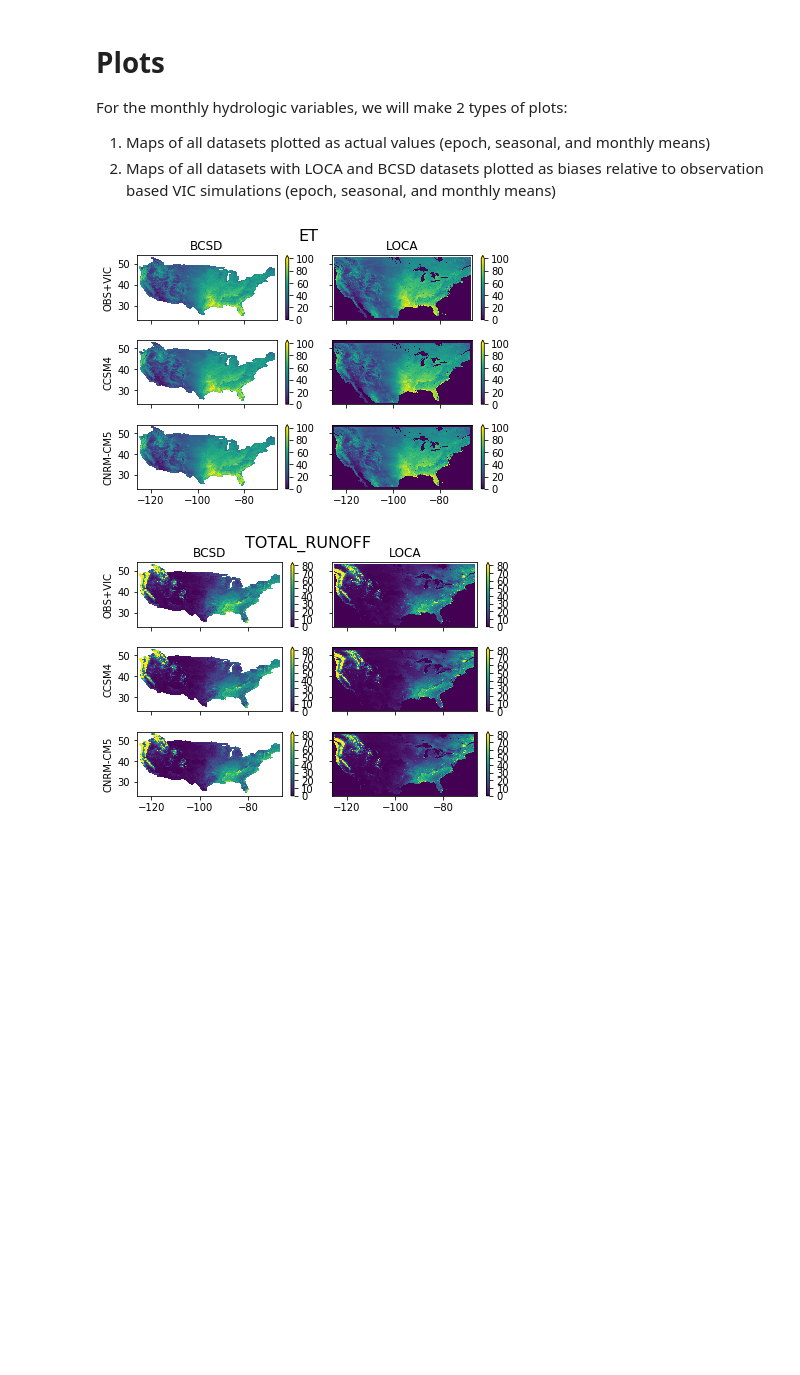
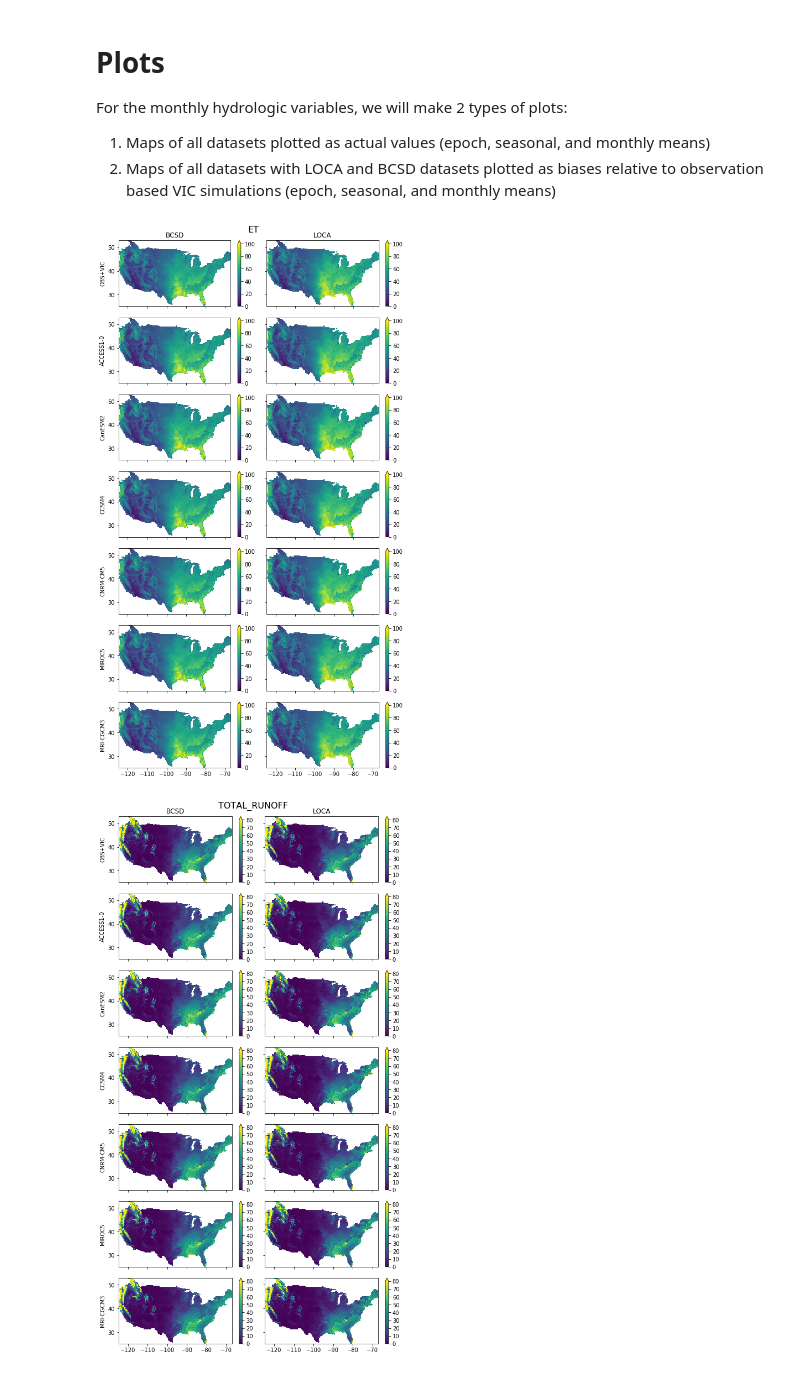
Before and after one commit to jhamman/LOCA_Downscaling_Analysis, a Jupyter notebook: notebooks/analysis_monthly_historic_hydro.ipynb, the cells around one changed output. Cells and saved outputs as stored; diff of their text form; code cells hidden in the pictures; blank space fills up the shorter version.

```diff
--- a/notebooks/analysis_monthly_historic_hydro.ipynb
+++ b/notebooks/analysis_monthly_historic_hydro.ipynb
@@ -24,10 +24,9 @@ import matplotlib.pyplot as plt
 
 import xarray as xr
 
-from loca.tools import dask_distributed_setup
 from loca.data_catalog import load_monthly_historical_hydro_datasets
 
 models = ['ACCESS1-0', 'CanESM2', 'CCSM4', 'CNRM-CM5', 'MIROC5', 'MRI-CGCM3']
-models = ['CCSM4', 'CNRM-CM5']
+# models = ['CCSM4', 'CNRM-CM5']
 
 hydro_vars = ['ET', 'total_runoff']
@@ -65,5 +53,13 @@ cluster.scale_up(5)
 # %%
 epoch = slice('1979-10-01', '1999-09-30')
 
-# TODO: this mean should be weighted by days per month
-epoch_means = dict((k, ds.sel(time=epoch).mean('time').compute()) for (k, ds) in hydro_data.items())
+mask = hydro_data['bcsd']['total_runoff'].isel(gcm=0, time=0).squeeze().notnull()
+
+epoch_means = dict((k, ds.sel(time=epoch).mean('time').where(mask).persist())
+                   for (k, ds) in hydro_data.items())
+
+# for debugging
+# epoch_means = {}
+# for k, ds in hydro_data.items():
+#     print(k, flush=True)
+#     epoch_means[k] = ds.sel(time=epoch).mean('time').where(mask).compute()
@@ -77,36 +78,39 @@ For the monthly hydrologic variables, we will make 2 types of plots:
 # %%
 kwargs = {'ET': {'vmin': 0, 'vmax': 100},
           'total_runoff': {'vmin': 0, 'vmax': 80},}
 
 # TODO: Fix mask issue with LOCA
 
+nrows = 1 + len(models)
+ncols = 2
+
 for var in hydro_vars:
 
-    fig, axes = plt.subplots(ncols=2, nrows=1 + len(models), sharex=True, sharey=True)
+    fig, axes = plt.subplots(ncols=ncols, nrows=nrows, sharex=True, sharey=True, figsize=(4*ncols, 2*nrows))
 
     for col, (title, obs_data, ds_data) in enumerate([('BCSD', epoch_means['maurer'], epoch_means['bcsd']),
                                                       ('LOCA', epoch_means['livneh'], epoch_means['loca'])]):
 
         ax = axes[0, col]
         obs_data[var].plot.pcolormesh(ax=ax, add_labels=False, **kwargs[var])
 
         if col == 0:
             ax.set_ylabel('OBS+VIC')
 
         ax.set_title(title)
 
         for row, model in enumerate(models, 1):
             ax = axes[row, col]
             ds_data[var].sel(gcm=model).plot.pcolormesh(ax=ax, add_labels=False, **kwargs[var])
 
             if col == 0:
                 ax.set_ylabel(model)
 
     fig.suptitle(var.upper(), fontsize=16, y=1.0)
     fig.tight_layout()
 # %% [output]
-[figure, old version]
+[figure, new version]
-[figure, old version]
+[figure, new version]
 # %%
 diff_kws = {'ET': {'vmin': -10, 'vmax': 10, 'cmap': 'RdBu'},
             'total_runoff': {'vmin': -10, 'vmax': 10, 'cmap': 'RdBu'}}
```
Also changed, not shown: parts of 9 cells of this notebook, 6 other files.
